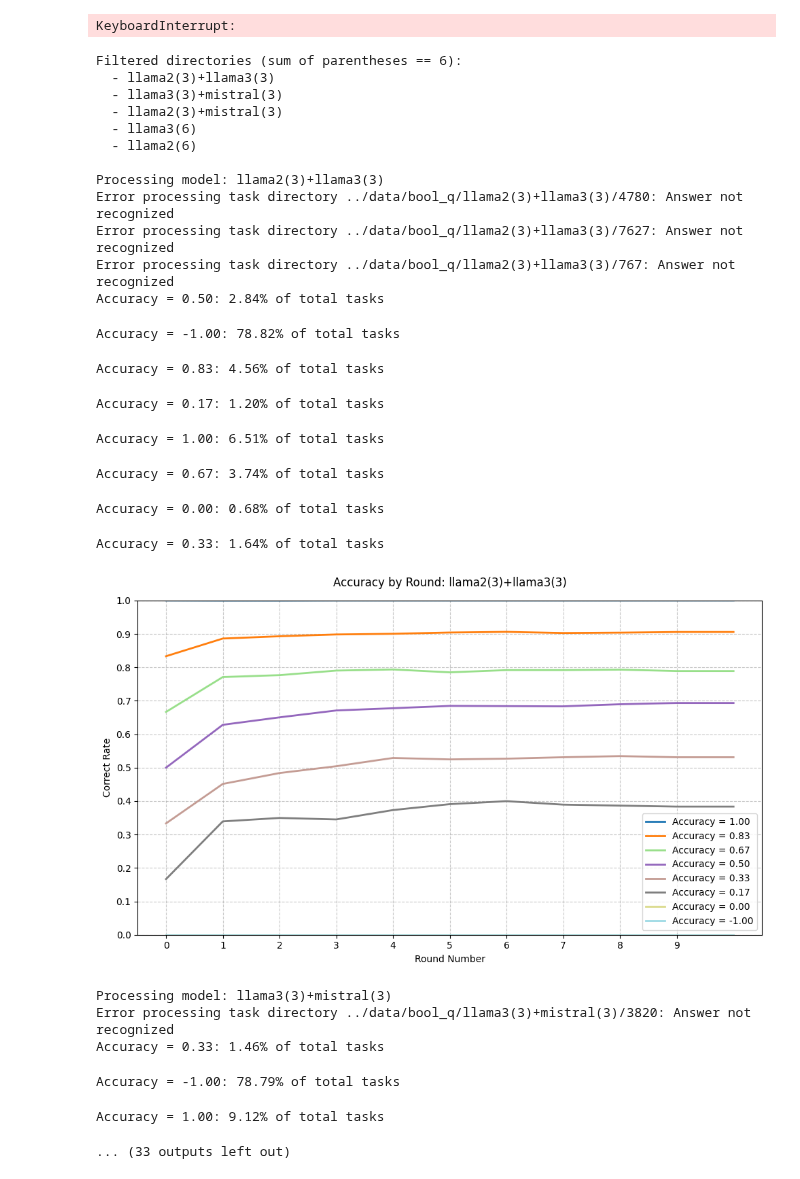
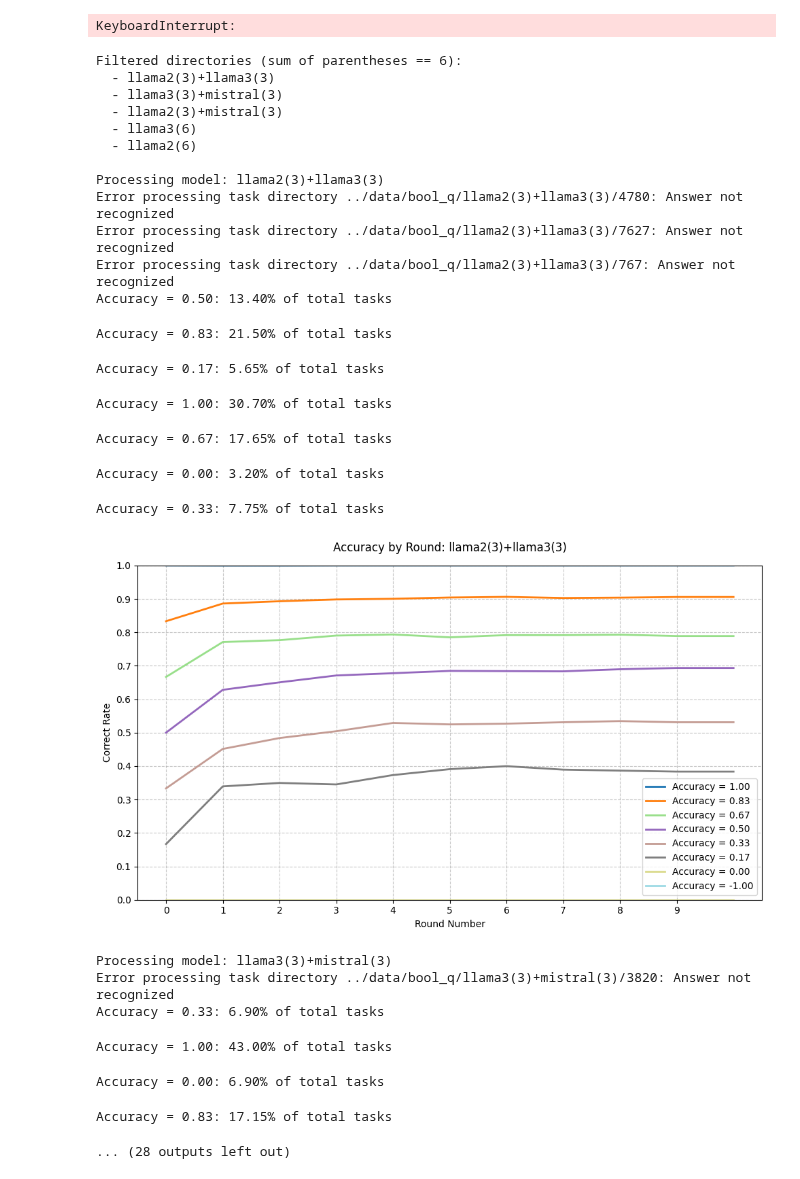
Before and after one commit to tyrionhuu/Multi-LLM-Debate, a Jupyter notebook: notebooks/correct_rate.ipynb, the cells around one changed output. Drawn from its saved outputs; the diff is of its cells as text; code cells hidden in the pictures.

Commit message:
Refactor task accuracy analysis functions for enhanced clarity and performance

```diff
--- a/notebooks/correct_rate.ipynb
+++ b/notebooks/correct_rate.ipynb
@@ -335,11 +335,13 @@ def process_model(model_dir: Path):
     # 4) For each unique accuracy value, calculate the fraction of tasks per round
     total_tasks = len(result_df)  # Total number of tasks in result_df
     for accuracy in unique_accuracies:
+        if accuracy < 0:
+            continue
         # Filter tasks by accuracy
         filtered_df = result_df[result_df['accuracy'] == accuracy]
 
         # Calculate and print the percentage of tasks with this accuracy
-        accuracy_percentage = (len(filtered_df) / total_tasks) * 100
+        accuracy_percentage = (len(filtered_df) / 2000) * 100
         print(f"Accuracy = {accuracy:.2f}: {accuracy_percentage:.2f}% of total tasks")
 
         # Calculate correct rates for this accuracy using calculate_correct_rate_by_round
@@ -363,45 +365,45 @@ if __name__ == "__main__":
     df = pd.read_csv(DATA_PATH)
 
     # Get all model directories
     all_model_dirs = list(MODEL_DIR_PATH.glob('*'))
 
     # Filter directories by total model count == TARGET_MODEL_COUNT
     filtered_model_dirs = [
         d for d in all_model_dirs
         if get_total_model_count(d.name) == TARGET_MODEL_COUNT
     ]
 
     print("Filtered directories (sum of parentheses == 6):")
     for d in filtered_model_dirs:
         print("  -", d.name)
 
     # Process each filtered directory
     for model_dir in filtered_model_dirs:
         process_model(model_dir)
 # %% [output]
 Filtered directories (sum of parentheses == 6):
   - llama2(3)+llama3(3)
   - llama3(3)+mistral(3)
   - llama2(3)+mistral(3)
   - llama3(6)
   - llama2(6)
 
 Processing model: llama2(3)+llama3(3)
 Error processing task directory ../data/bool_q/llama2(3)+llama3(3)/4780: Answer not recognized
 Error processing task directory ../data/bool_q/llama2(3)+llama3(3)/7627: Answer not recognized
 Error processing task directory ../data/bool_q/llama2(3)+llama3(3)/767: Answer not recognized
-Accuracy = 0.50: 2.84% of total tasks
+Accuracy = 0.50: 13.40% of total tasks
-Accuracy = -1.00: 78.82% of total tasks
+Accuracy = 0.83: 21.50% of total tasks
-Accuracy = 0.83: 4.56% of total tasks
+Accuracy = 0.17: 5.65% of total tasks
-Accuracy = 0.17: 1.20% of total tasks
+Accuracy = 1.00: 30.70% of total tasks
-Accuracy = 1.00: 6.51% of total tasks
+Accuracy = 0.67: 17.65% of total tasks
-Accuracy = 0.67: 3.74% of total tasks
+Accuracy = 0.00: 3.20% of total tasks
-Accuracy = 0.00: 0.68% of total tasks
+Accuracy = 0.33: 7.75% of total tasks
+[figure]
-Accuracy = 0.33: 1.64% of total tasks
+Processing model: llama3(3)+mistral(3)
+Error processing task directory ../data/bool_q/llama3(3)+mistral(3)/3820: Answer not recognized
+Accuracy = 0.33: 6.90% of total tasks
-[figure]
-Processing model: llama3(3)+mistral(3)
-Error processing task directory ../data/bool_q/llama3(3)+mistral(3)/3820: Answer not recognized
-Accuracy = 0.33: 1.46% of total tasks
+Accuracy = 1.00: 43.00% of total tasks
-Accuracy = -1.00: 78.79% of total tasks
+Accuracy = 0.00: 6.90% of total tasks
-Accuracy = 1.00: 9.12% of total tasks
+Accuracy = 0.83: 17.15% of total tasks
-... (33 outputs left out)
+... (28 outputs left out)
```
